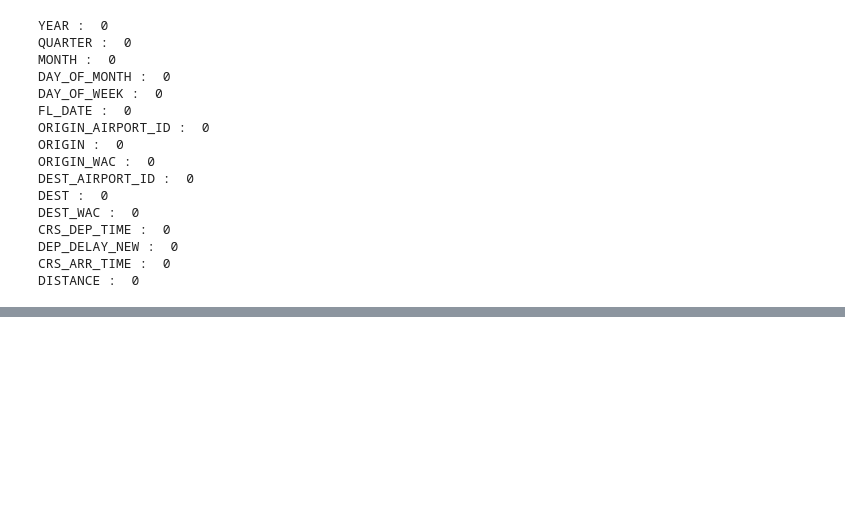
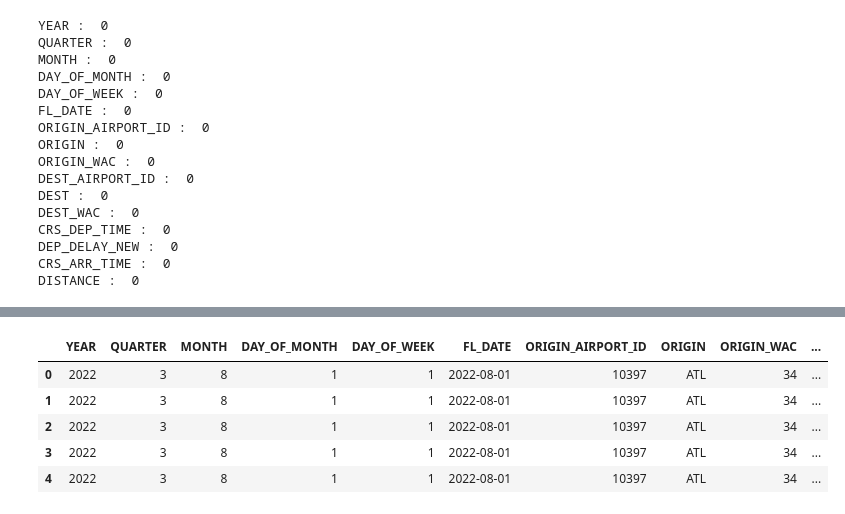
Before and after one commit to rezaqorbani/flight-delay-predictor, a Jupyter notebook: feature_engineering/preprocessing_flight_data.ipynb, the cells around one changed output, grey strips where cells are left out. Drawn from its saved outputs; the diff is of its cells as text; code cells hidden in the pictures; blank space fills up the shorter version.

```diff
--- a/feature_engineering/preprocessing_flight_data.ipynb
+++ b/feature_engineering/preprocessing_flight_data.ipynb
@@ -127,0 +142,11 @@ df_cleaned
+# %%
+# Transform the column "CRS_DEP_TIME" to time and save it as "DEPARTURE_TIME". Currently the format is "HHMM"
+flight_data_processed['DEPARTURE_TIME'] = pd.to_datetime(flight_data_processed['CRS_DEP_TIME'].astype(str).str.zfill(4), format='%H%M').dt.time
+flight_data_processed.head()
+# %% [output]
+|  | YEAR | QUARTER | MONTH | DAY_OF_MONTH | DAY_OF_WEEK | FL_DATE | ORIGIN_AIRPORT_ID | ORIGIN | ORIGIN_WAC | ... |
+| 0 | 2022 | 3 | 8 | 1 | 1 | 2022-08-01 | 10397 | ATL | 34 | ... |
+| 1 | 2022 | 3 | 8 | 1 | 1 | 2022-08-01 | 10397 | ATL | 34 | ... |
+| 2 | 2022 | 3 | 8 | 1 | 1 | 2022-08-01 | 10397 | ATL | 34 | ... |
+| 3 | 2022 | 3 | 8 | 1 | 1 | 2022-08-01 | 10397 | ATL | 34 | ... |
+| 4 | 2022 | 3 | 8 | 1 | 1 | 2022-08-01 | 10397 | ATL | 34 | ... |
```
Also changed, not shown: parts of 12 cells of this notebook.
